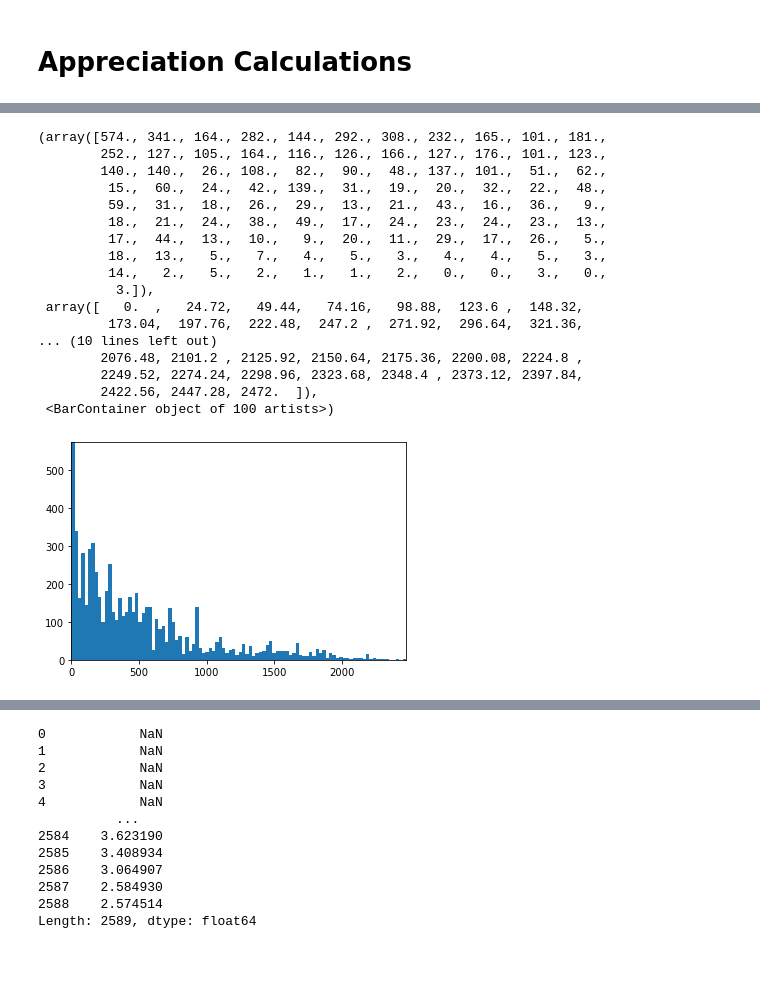
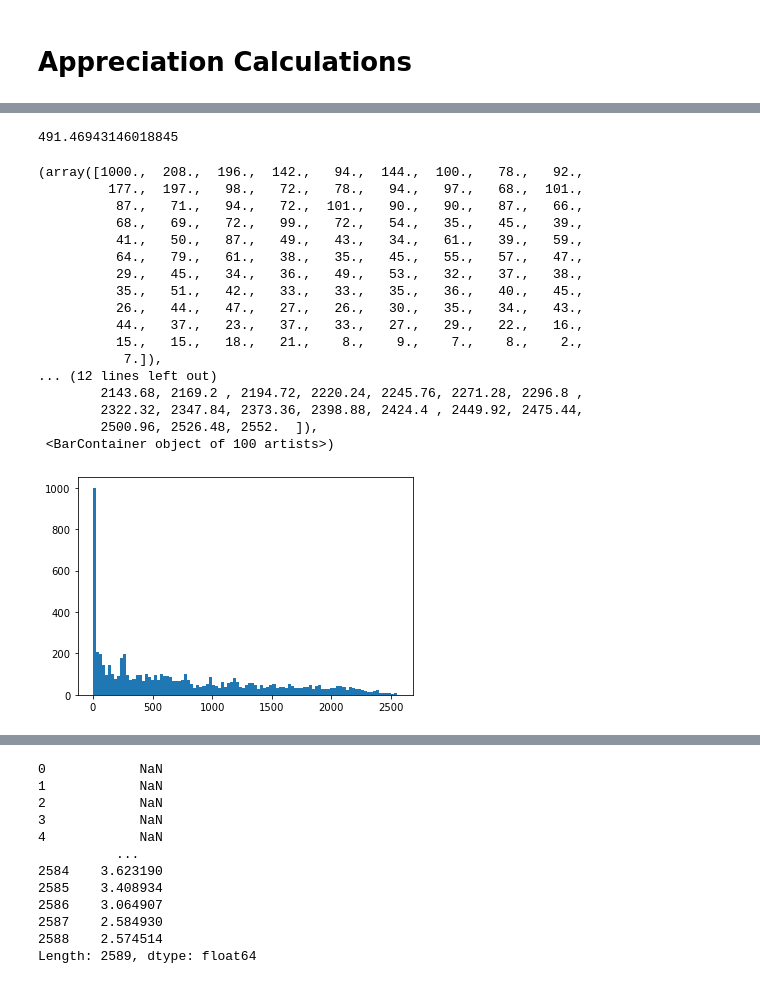
Before and after one commit to whuang37/csgo-market, a Jupyter notebook: data_analysis.ipynb, the cells around one changed output, grey strips where cells are left out. Saved outputs shown, nothing was run; the diff lists cells and outputs as text; code cells hidden in the pictures.

```diff
--- a/data_analysis.ipynb
+++ b/data_analysis.ipynb
@@ -88,0 +94,9 @@ skins_price
+# %%
+# dataframe of skin prices with knives only included
+skins_price = skins.loc[:, idx[:, "Price"]]
+skins_price.insert(loc = 0, value = skins["Quality"], column = "Quality")
+skins_price = skins_price[(skins_price["Quality"] == "Extraordinary") | (skins_price["Quality"] == "Covert")]
+skins_price = skins_price.drop(columns = ["Quality"], axis = 1)
+skins_price.columns = skins_price.columns.droplevel(1)
+skins_price.columns = pd.to_datetime(skins_price.columns)
+skins_price
@@ -150,5 +237,3 @@ plt.savefig("graphs/dailyvol_time.png")
 # Appreciation Calculations
 # %%
 appreciation_dates = skins_price.apply(lambda x: pd.Series(x.loc[x.first_valid_index():].values), axis = 1)
-appreciation_dates = appreciation_dates
-appreciation_dates
@@ -231,24 +345,28 @@ plt.plot(profits)
+# %%
+profits2.std()
+# %% [output]
+491.46943146018845
 # %%
-# calculating best possible day to buy in and hold
-profits2 = (-appreciation_dates.sub(last_dates, axis = 0).div(appreciation_dates) * 100).idxmax(axis = 1)
-plt.margins(0)
-plt.hist(profits2, bins = 100)
+# calculating how much time to wait before selling
+time_sell = (-appreciation_dates.sub(last_dates, axis = 0).div(appreciation_dates) * 100).apply(lambda row: row.iloc[row.idxmax():].idxmin(), axis = 1) - profits2
+
+plt.hist(time_sell, bins = 100)
 # %% [output]
-(array([574., 341., 164., 282., 144., 292., 308., 232., 165., 101., 181.,
-        252., 127., 105., 164., 116., 126., 166., 127., 176., 101., 123.,
-        140., 140.,  26., 108.,  82.,  90.,  48., 137., 101.,  51.,  62.,
-         15.,  60.,  24.,  42., 139.,  31.,  19.,  20.,  32.,  22.,  48.,
-         59.,  31.,  18.,  26.,  29.,  13.,  21.,  43.,  16.,  36.,   9.,
-         18.,  21.,  24.,  38.,  49.,  17.,  24.,  23.,  24.,  23.,  13.,
-         17.,  44.,  13.,  10.,   9.,  20.,  11.,  29.,  17.,  26.,   5.,
-         18.,  13.,   5.,   7.,   4.,   5.,   3.,   4.,   4.,   5.,   3.,
-         14.,   2.,   5.,   2.,   1.,   1.,   2.,   0.,   0.,   3.,   0.,
-          3.]),
- array([   0.  ,   24.72,   49.44,   74.16,   98.88,  123.6 ,  148.32,
-         173.04,  197.76,  222.48,  247.2 ,  271.92,  296.64,  321.36,
-... (10 lines left out)
-        2076.48, 2101.2 , 2125.92, 2150.64, 2175.36, 2200.08, 2224.8 ,
-        2249.52, 2274.24, 2298.96, 2323.68, 2348.4 , 2373.12, 2397.84,
-        2422.56, 2447.28, 2472.  ]),
+(array([1000.,  208.,  196.,  142.,   94.,  144.,  100.,   78.,   92.,
+         177.,  197.,   98.,   72.,   78.,   94.,   97.,   68.,  101.,
+          87.,   71.,   94.,   72.,  101.,   90.,   90.,   87.,   66.,
+          68.,   69.,   72.,   99.,   72.,   54.,   35.,   45.,   39.,
+          41.,   50.,   87.,   49.,   43.,   34.,   61.,   39.,   59.,
+          64.,   79.,   61.,   38.,   35.,   45.,   55.,   57.,   47.,
+          29.,   45.,   34.,   36.,   49.,   53.,   32.,   37.,   38.,
+          35.,   51.,   42.,   33.,   33.,   35.,   36.,   40.,   45.,
+          26.,   44.,   47.,   27.,   26.,   30.,   35.,   34.,   43.,
+          44.,   37.,   23.,   37.,   33.,   27.,   29.,   22.,   16.,
+          15.,   15.,   18.,   21.,    8.,    9.,    7.,    8.,    2.,
+           7.]),
+... (12 lines left out)
+        2143.68, 2169.2 , 2194.72, 2220.24, 2245.76, 2271.28, 2296.8 ,
+        2322.32, 2347.84, 2373.36, 2398.88, 2424.4 , 2449.92, 2475.44,
+        2500.96, 2526.48, 2552.  ]),
  <BarContainer object of 100 artists>)
-[figure, old version]
+[figure, new version]
```
Also changed, not shown: parts of 34 cells of this notebook, 1 other file.
